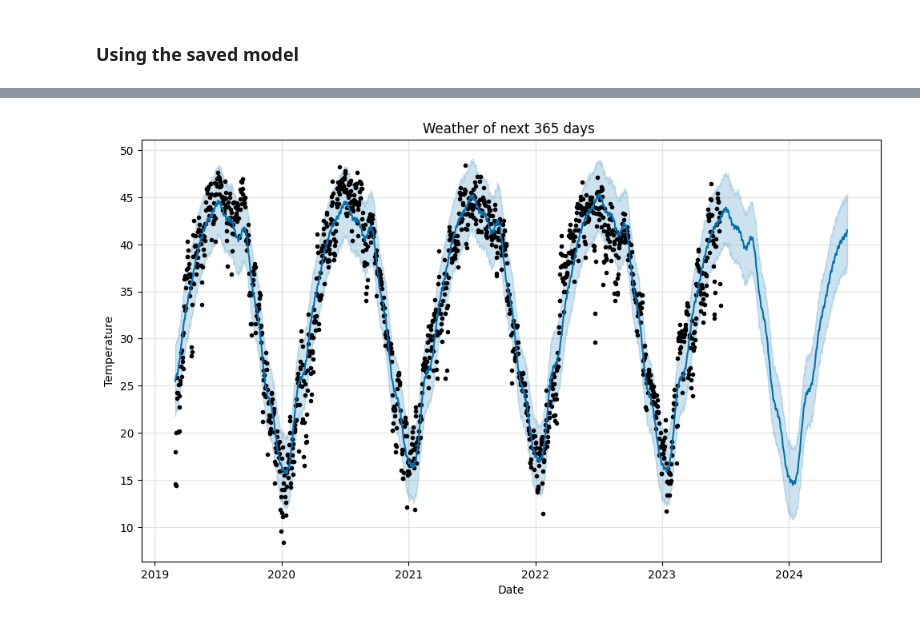
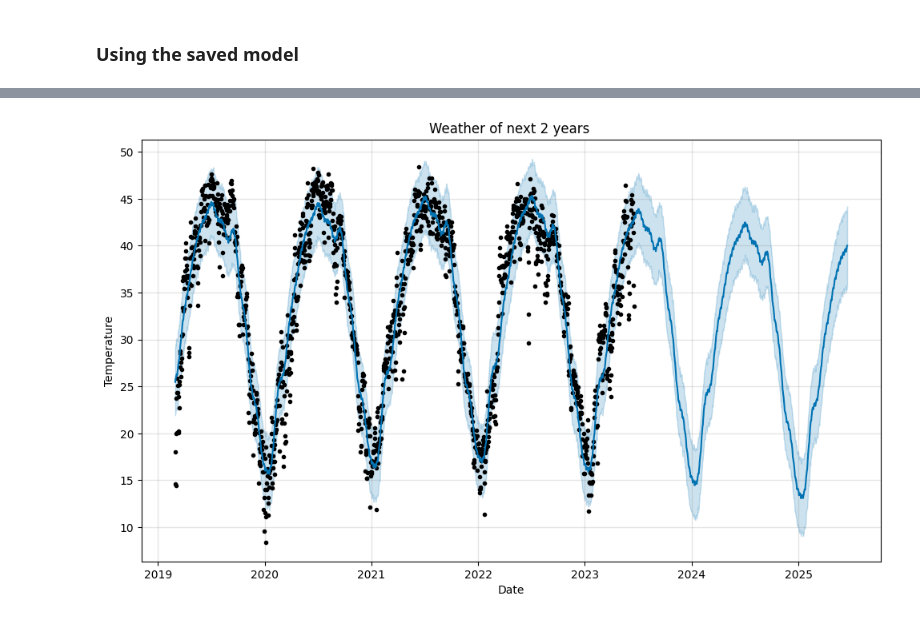
Before and after one commit to noor-malaika/Time-series-analysis, a Jupyter notebook: weather_prediction/main.ipynb, the cells around one changed output, grey strips where cells are left out. Saved outputs shown, nothing was run; the diff lists cells and outputs as text; code cells hidden in the pictures.

Commit message:
Syncing modified files ; main.ipynb is raw include data exploration and rare comments

```diff
--- a/weather_prediction/main.ipynb
+++ b/weather_prediction/main.ipynb
@@ -237,19 +237,15 @@ sav_model(model, fileName)
 # %% [markdown]
 ### Using the saved model
 # %%
-import pandas as pd
-
-
 fileName = 'neuralProphet_weather.joblib'
-data = pd.read_csv("archive.csv")
-data['time'] = pd.to_datetime(data['time'])
-cols = data[["time", "apparent_temperature_max (Â°C)"]]
-cols.dropna(inplace = True)
-cols.columns = ["ds", "y"]
-
+# data = pd.read_csv("archive.csv")
+# data['time'] = pd.to_datetime(data['time'])
+# cols = data[["time", "apparent_temperature_max (Â°C)"]]
+# cols.dropna(inplace = True)
+# cols.columns = ["ds", "y"]
 
 loaded_model = joblib.load(fileName)
 
-future = loaded_model.make_future_dataframe(periods=365)
+future = loaded_model.make_future_dataframe(periods=730)
 
 forecast = loaded_model.predict(future)
@@ -256,8 +287,8 @@ forecast = loaded_model.predict(future)
 # %%
 loaded_model.plot(forecast)
-plt.title("Weather of next 365 days ")
+plt.title("Weather of next 2 years ")
 plt.xlabel("Date")
 plt.ylabel("Temperature")
 plt.show()
 # %% [output]
-[figure, old version]
+[figure, new version]
```
Also changed, not shown: parts of 9 cells of this notebook, 4 other files.
